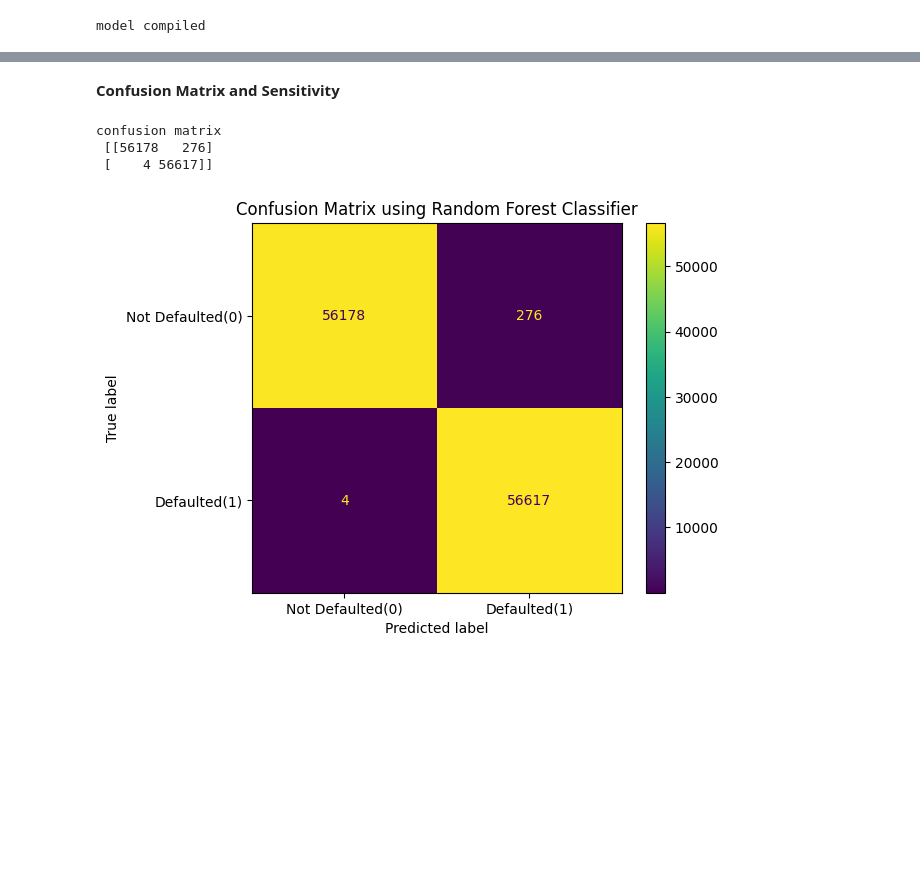
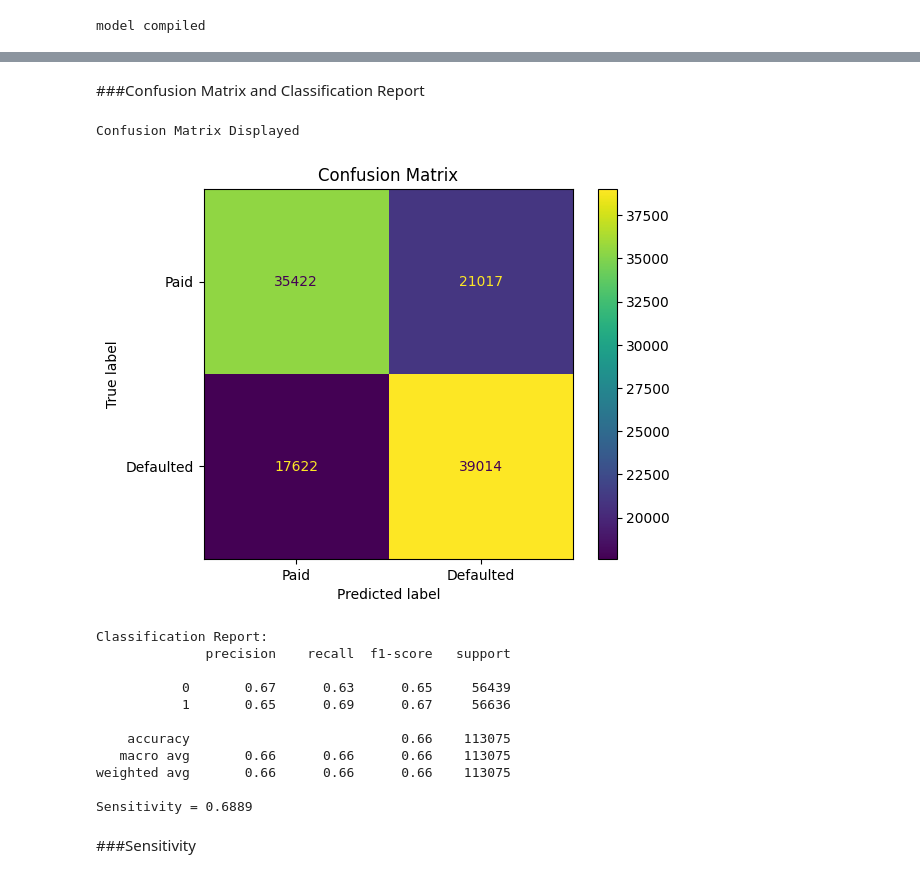
Before and after one commit to tksundar/housing_loan_data_analysis, a Jupyter notebook: housing_loan_data_analysis.ipynb, the cells around one changed output, grey strips where cells are left out. Drawn from its saved outputs; the diff is of its cells as text; code cells hidden in the pictures; blank space fills up the shorter version.

```diff
--- a/housing_loan_data_analysis.ipynb
+++ b/housing_loan_data_analysis.ipynb
@@ -226,12 +239,0 @@ Adding an Age column from DAYS_BIRTH column
-# %%
-def preprocess(data):
-  data['AGE'] = new_data['DAYS_BIRTH'].apply(lambda x: int(abs(x)/365))
-  data.drop('DAYS_BIRTH',axis=1,inplace=True)
-preprocess(new_data)
-df = pd.DataFrame(new_data.groupby(['AGE']).TARGET.sum()).reset_index()
-plt.figure(figsize=(16,6))
-sns.barplot(x='AGE',y='TARGET',data=df,palette=sns.color_palette('muted'))
-plt.title('Age vs Target')
-plt.ylabel('Target( Defaulted )')
-plt.xlabel('Age')
-plt.show()
@@ -239,0 +240,7 @@ plt.show()
+# %%
+def preprocess(data):
+  data['AGE'] = data['DAYS_BIRTH'].apply(lambda x: int(abs(x)/365))
+  new_data = data.drop('DAYS_BIRTH',axis=1)
+  return new_data
+new_data = preprocess(data)
+new_data.head()
@@ -460,0 +488,4 @@ weighted avg       1.00      1.00      1.00    113075
+# %%
+from sklearn.metrics import confusion_matrix,ConfusionMatrixDisplay,accuracy_score,classification_report
+import tensorflow as tf
+predictions = model.predict(X_test)
@@ -461,19 +495,42 @@ weighted avg       1.00      1.00      1.00    113075
+# %%
+score = tf.nn.sigmoid(predictions).numpy()
+y_pred = []
+y_pred_proba = []
+for i in range(len(score)):
+  y_pred_proba.append(score[i])
+  if score[i] > 0.62:
+    y_pred.append(1)
+  else:
+    y_pred.append(0)
 # %% [markdown]
-**Confusion Matrix and Sensitivity**
+###Confusion Matrix and Classification Report
 # %%
-from sklearn.metrics import confusion_matrix, ConfusionMatrixDisplay
 cm = confusion_matrix(y_test,y_pred)
-print('confusion matrix\n',cm)
-display_labels = ['Not Defaulted(0)','Defaulted(1)']
-disp = ConfusionMatrixDisplay(confusion_matrix=cm,display_labels=display_labels)
+
+print('Confusion Matrix Displayed\n')
+disp = ConfusionMatrixDisplay(confusion_matrix=cm, display_labels=['Paid','Defaulted'])
 disp.plot()
-plt.title('Confusion Matrix using Random Forest Classifier')
+plt.title('Confusion Matrix')
 plt.show()
+cl_report = classification_report(y_test,y_pred)
+print('Classification Report:')
+print(cl_report)
 # %% [output]
-confusion matrix
- [[56178   276]
- [    4 56617]]
+Confusion Matrix Displayed
-[figure, old version]
+[figure, new version]
+Classification Report:
+              precision    recall  f1-score   support
+
+           0       0.67      0.63      0.65     56439
+           1       0.65      0.69      0.67     56636
+
+    accuracy                           0.66    113075
+   macro avg       0.66      0.66      0.66    113075
+weighted avg       0.66      0.66      0.66    113075
+
+Sensitivity = 0.6889
+# %% [markdown]
+###Sensitivity
 # %%
 # calculate sensitivity
 TN = cm[0][0]
```
Also changed, not shown: parts of 48 cells of this notebook.
